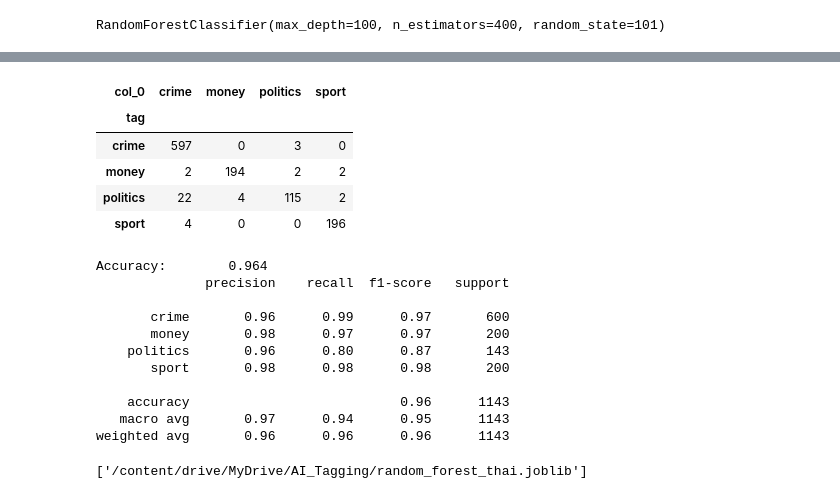
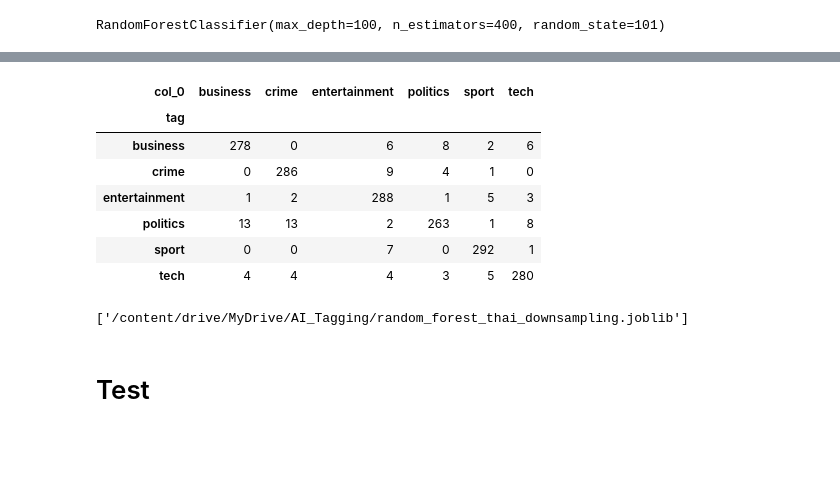
Before and after one commit to senior-project-ai-content-tagging/model, a Jupyter notebook: RF_Model_Thai.ipynb, the cells around one changed output, grey strips where cells are left out. Drawn from its saved outputs; the diff is of its cells as text; code cells hidden in the pictures; blank space fills up the shorter version.

```diff
--- a/RF_Model_Thai.ipynb
+++ b/RF_Model_Thai.ipynb
@@ -529,6 +794,9 @@ X = tfidf.fit_transform(df['clean'])
 y = df['tag']
 # %%
 X_train, X_test, y_train, y_test = train_test_split(X, y, test_size=0.2, random_state=101, stratify=df['tag'])
+# %%
+X_train = tfidf.fit_transform(X_train)
+X_test = tfidf.transform(X_test)
 # %%
 print(X_train.shape,y_train.shape)
 print(X_test.shape,y_test.shape)
@@ -602,3 +860,0 @@ rand_search = RandomizedSearchCV(rfc,
-# %%
-# Fit the random search object to the data
-rand_search.fit(X_train, y_train)
@@ -620,0 +878,6 @@ y_pred_rand = best_rf.predict(X_test)
+# %%
+study = optuna.create_study(direction='maximize')
+study.optimize(objective, n_trials=100)
+print('Best trial:', study.best_trial.params)
+print('Best MSE:', study.best_value)
+print('Best hyperparameters:', study.best_params)
@@ -620,0 +905,8 @@ y_pred_rand = best_rf.predict(X_test)
+# %%
+best_params = study.best_params
+rf = RandomForestClassifier(n_estimators=best_params['n_estimators'], max_depth=best_params['max_depth'],
+                                   min_samples_split=best_params['min_samples_split'], min_samples_leaf=best_params['min_samples_leaf'], random_state=101)
+rf.fit(X_train, y_train)
+y_pred = rf.predict(X_test)
+print('Accuracy:', accuracy_score(y_test, y_pred))
+print(classification_report(y_test, y_pred))
@@ -621,29 +927,18 @@ y_pred_rand = best_rf.predict(X_test)
 # %%
-pd.crosstab(y_test, y_pred_rand)
+pd.crosstab(y_test, y_pred)
 # %% [output]
-| col_0 | crime | money | politics | sport |
-| tag |  |  |  |  |
-| crime | 597 | 0 | 3 | 0 |
-| money | 2 | 194 | 2 | 2 |
-| politics | 22 | 4 | 115 | 2 |
-| sport | 4 | 0 | 0 | 196 |
+| col_0 | business | crime | entertainment | politics | sport | tech |
+| tag |  |  |  |  |  |  |
+| business | 278 | 0 | 6 | 8 | 2 | 6 |
+| crime | 0 | 286 | 9 | 4 | 1 | 0 |
+| entertainment | 1 | 2 | 288 | 1 | 5 | 3 |
+| politics | 13 | 13 | 2 | 263 | 1 | 8 |
+| sport | 0 | 0 | 7 | 0 | 292 | 1 |
+| tech | 4 | 4 | 4 | 3 | 5 | 280 |
-# %%
-print("Accuracy:\t %.3f" %accuracy_score(y_test, y_pred_rand))
-print(classification_report(y_test, y_pred_rand))
-# %% [output]
-Accuracy:        0.964
-              precision    recall  f1-score   support
-
-       crime       0.96      0.99      0.97       600
-       money       0.98      0.97      0.97       200
-    politics       0.96      0.80      0.87       143
-       sport       0.98      0.98      0.98       200
-
-    accuracy                           0.96      1143
-   macro avg       0.97      0.94      0.95      1143
-weighted avg       0.96      0.96      0.96      1143
 # %%
 import joblib
-joblib.dump(rf, "/content/drive/MyDrive/AI_Tagging/random_forest_thai.joblib")
+joblib.dump(rf, "/content/drive/MyDrive/AI_Tagging/random_forest_thai_downsampling.joblib")
 # %% [output]
-['/content/drive/MyDrive/AI_Tagging/random_forest_thai.joblib']
+['/content/drive/MyDrive/AI_Tagging/random_forest_thai_downsampling.joblib']
+# %% [markdown]
+# Test
```
Also changed, not shown: parts of 64 cells of this notebook, 7 other files.
